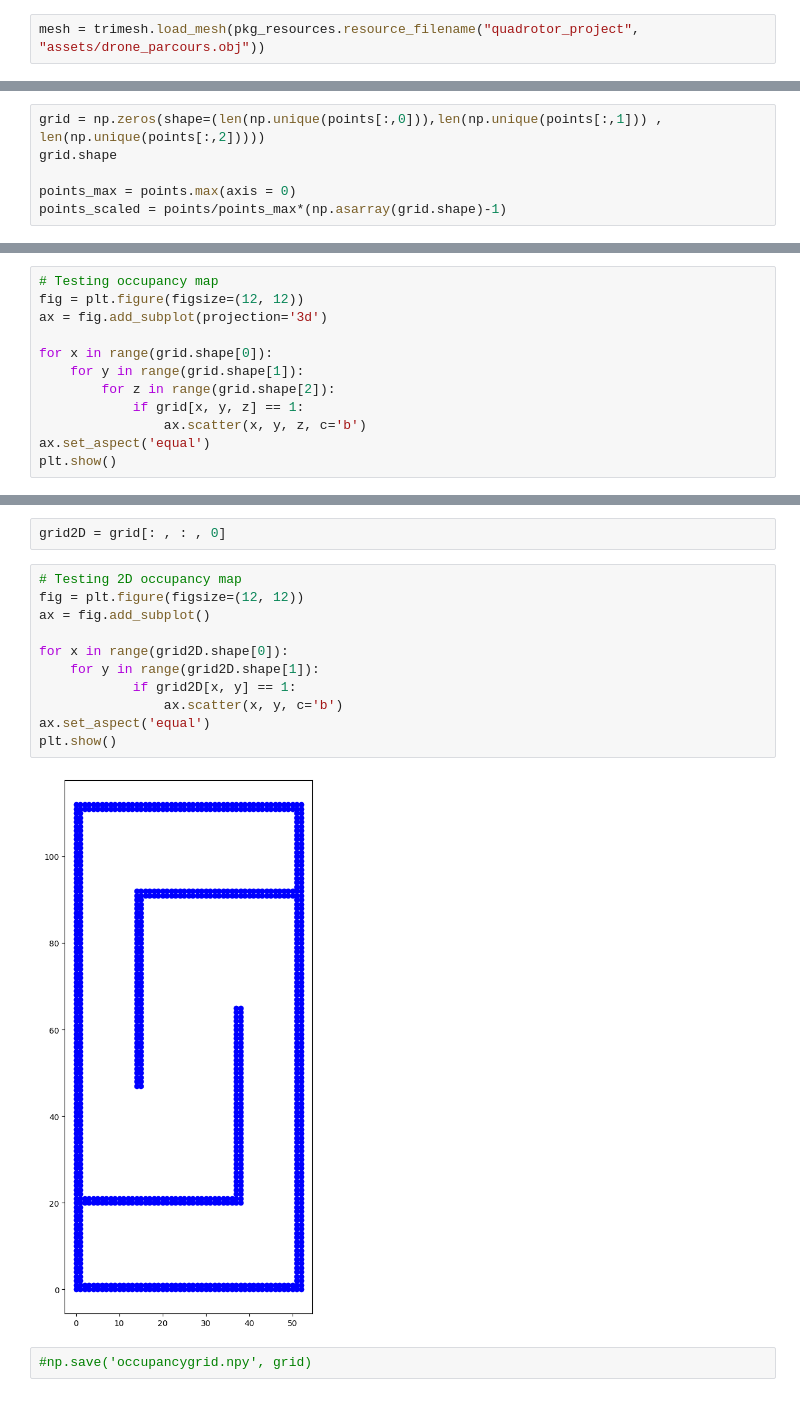
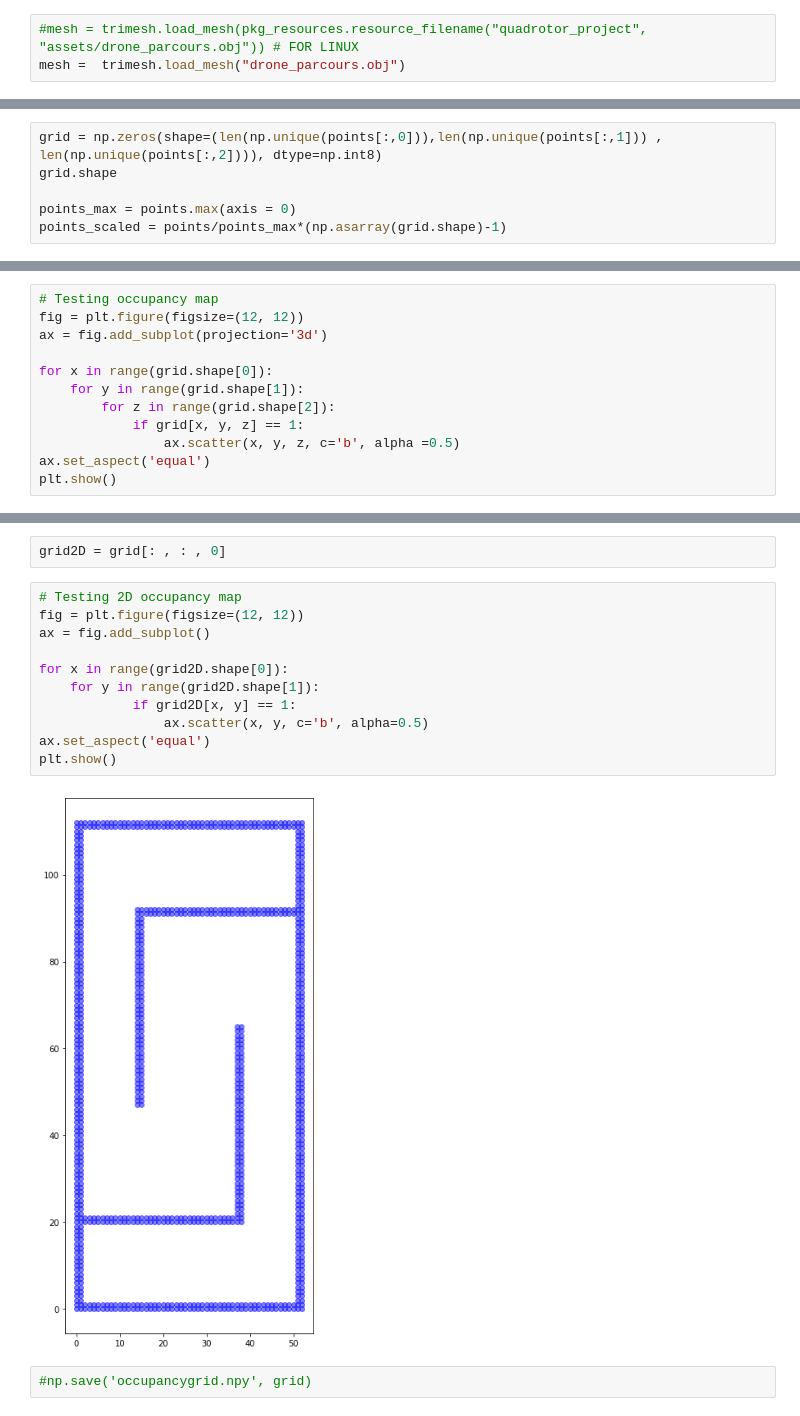
Before and after one commit to KierandeKlerk/PDM_group35, a Jupyter notebook: PDM_project/RRT/main.ipynb, the cells around one changed output, grey strips where cells are left out. Drawn from its saved outputs; the diff is of its cells as text.

Commit message:
Added margings and plots to check

```diff
--- a/PDM_project/RRT/main.ipynb
+++ b/PDM_project/RRT/main.ipynb
@@ -7,7 +7,8 @@ from tqdm import tqdm
 import matplotlib.pyplot as plt
 import pkg_resources
 # %%
-mesh = trimesh.load_mesh(pkg_resources.resource_filename("quadrotor_project", "assets/drone_parcours.obj"))
+#mesh = trimesh.load_mesh(pkg_resources.resource_filename("quadrotor_project", "assets/drone_parcours.obj")) # FOR LINUX
+mesh =  trimesh.load_mesh("drone_parcours.obj")
 # %%
 angel_voxel = mesh.voxelized(0.05)
 # %%
@@ -46,7 +47,7 @@ points[:, 0] -=xmin
 points[:, 1] -=ymin
 points[:, 2] -=zmin
 # %%
-grid = np.zeros(shape=(len(np.unique(points[:,0])),len(np.unique(points[:,1])) , len(np.unique(points[:,2]))))
+grid = np.zeros(shape=(len(np.unique(points[:,0])),len(np.unique(points[:,1])) , len(np.unique(points[:,2]))), dtype=np.int8)
 grid.shape
 
 points_max = points.max(axis = 0)
@@ -66,7 +67,7 @@ for x in range(grid.shape[0]):
     for y in range(grid.shape[1]):
         for z in range(grid.shape[2]):
             if grid[x, y, z] == 1:
-                ax.scatter(x, y, z, c='b')
+                ax.scatter(x, y, z, c='b', alpha =0.5)
 ax.set_aspect('equal')
 plt.show()
 # %% [output]
@@ -76,15 +77,15 @@ grid2D = grid[: , : , 0]
 # %%
 # Testing 2D occupancy map
 fig = plt.figure(figsize=(12, 12))
 ax = fig.add_subplot()
 
 for x in range(grid2D.shape[0]):
     for y in range(grid2D.shape[1]):
             if grid2D[x, y] == 1:
-                ax.scatter(x, y, c='b')
+                ax.scatter(x, y, c='b', alpha=0.5)
 ax.set_aspect('equal')
 plt.show()
 # %% [output]
-[figure, old version]
+[figure, new version]
 # %%
 #np.save('occupancygrid.npy', grid)
```
Also changed, not shown: parts of 7 cells of this notebook.
